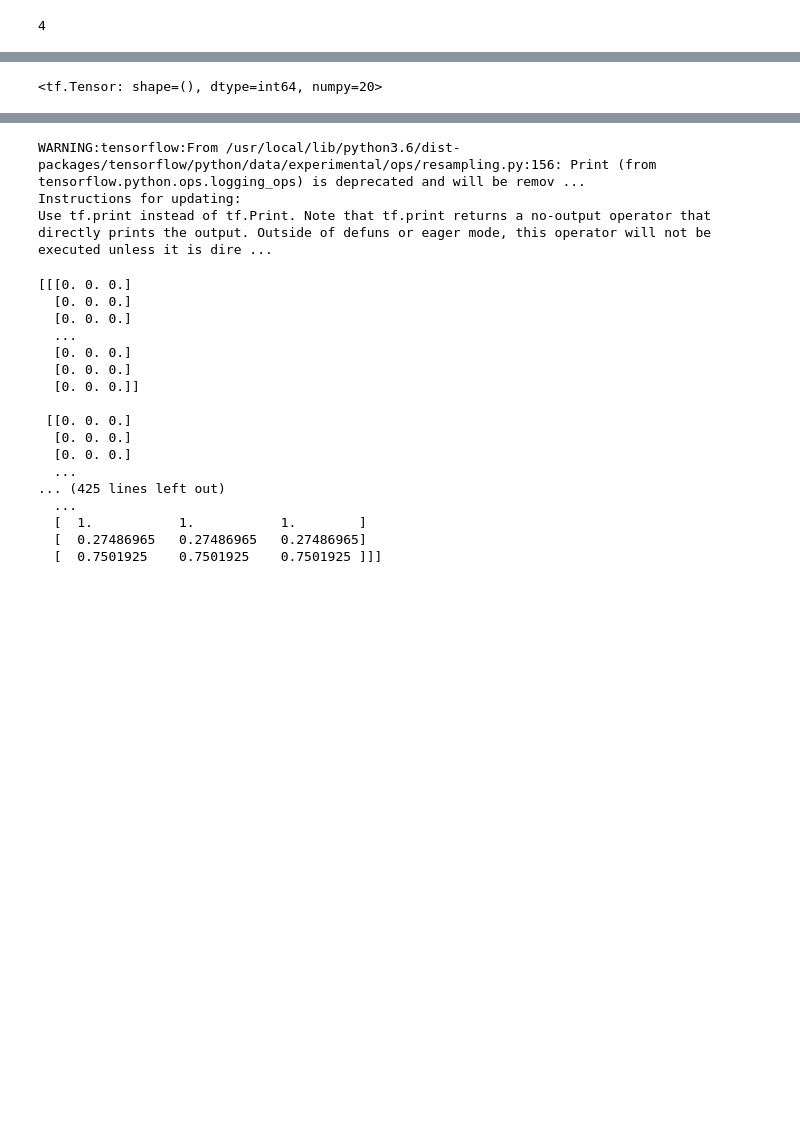
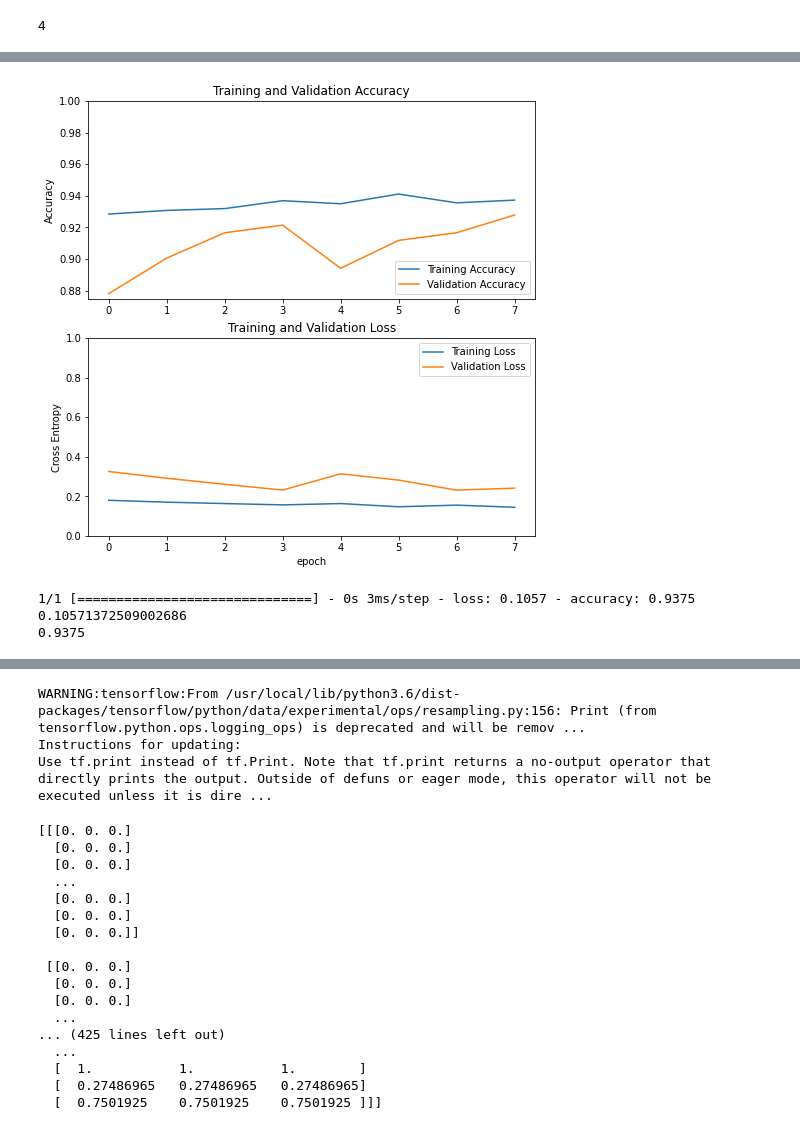
Before and after one commit to shivtejshete/CV-Image_Classification-, a Jupyter notebook: X-ray Image Recognition - Interstitial Lung disease.ipynb, the cells around one changed output, grey strips where cells are left out. Cells and saved outputs as stored; diff of their text form; code cells hidden in the pictures; blank space fills up the shorter version.

```diff
--- a/X-ray Image Recognition - Interstitial Lung disease.ipynb
+++ b/X-ray Image Recognition - Interstitial Lung disease.ipynb
@@ -172,7 +172,7 @@ classifier = keras.layers.Dense(1)
 input= tf.keras.Input(shape= input_shape)
 x= data_augment(input)
 x= densenet_preprocess(x)
-x= base_model(x)
+x= base_model(x, training= False )
 x= pool(x)
 x= keras.layers.Dropout(0.1)(x)
 output= classifier(x)
@@ -222,6 +222,6 @@ model.compile(optimizer=tf.keras.optimizers.Adam(learning_rate=lr) ,
               metrics= ['accuracy'])
 # %%
 #setting the callback function for more control on training of the model
-early_stopping = keras.callbacks.EarlyStopping(monitor='val_auc', patience=5, verbose=1, mode='max', restore_best_weights=True )
+early_stopping = keras.callbacks.EarlyStopping(monitor='val_accuracy', patience=5, verbose=1, mode='max', restore_best_weights=True )
 # %%
 #checking the initial accuracy of the model on test set
@@ -232,3 +243,5 @@ model.evaluate(test_dataset)
 # %%
-history = model.fit( train_dataset, epochs= 10, validation_data=test_dataset, callbacks=[early_stopping],  )
+initial_epoch = 8
+
+history = model.fit( train_dataset, epochs= initial_epoch, validation_data=test_dataset, callbacks=[early_stopping],  )
 # %% [output]
@@ -237,4 +264,35 @@ InvalidArgumentError: ignored
-# %%
-test_dataset.cardinality()
-# %% [output]
-<tf.Tensor: shape=(), dtype=int64, numpy=20>
+# %%
+acc = history.history['accuracy']
+val_acc = history.history['val_accuracy']
+
+loss = history.history['loss']
+val_loss = history.history['val_loss']
+# %%
+plt.figure(figsize=(8, 8))
+plt.subplot(2, 1, 1)
+plt.plot(acc, label='Training Accuracy')
+plt.plot(val_acc, label='Validation Accuracy')
+plt.legend(loc='lower right')
+plt.ylabel('Accuracy')
+plt.ylim([min(plt.ylim()),1])
+plt.title('Training and Validation Accuracy')
+
+plt.subplot(2, 1, 2)
+plt.plot(loss, label='Training Loss')
+plt.plot(val_loss, label='Validation Loss')
+plt.legend(loc='upper right')
+plt.ylabel('Cross Entropy')
+plt.ylim([0,1.0])
+plt.title('Training and Validation Loss')
+plt.xlabel('epoch')
+plt.show()
+# %% [output]
+[figure, added]
+# %%
+first_fit_val_loss, first_fit_val_acc =  model.evaluate(validation_dataset)
+print(first_fit_val_loss)
+print(first_fit_val_acc)
+# %% [output]
+1/1 [==============================] - 0s 3ms/step - loss: 0.1057 - accuracy: 0.9375
+0.10571372509002686
+0.9375
```
Also changed, not shown: parts of 18 cells of this notebook.
